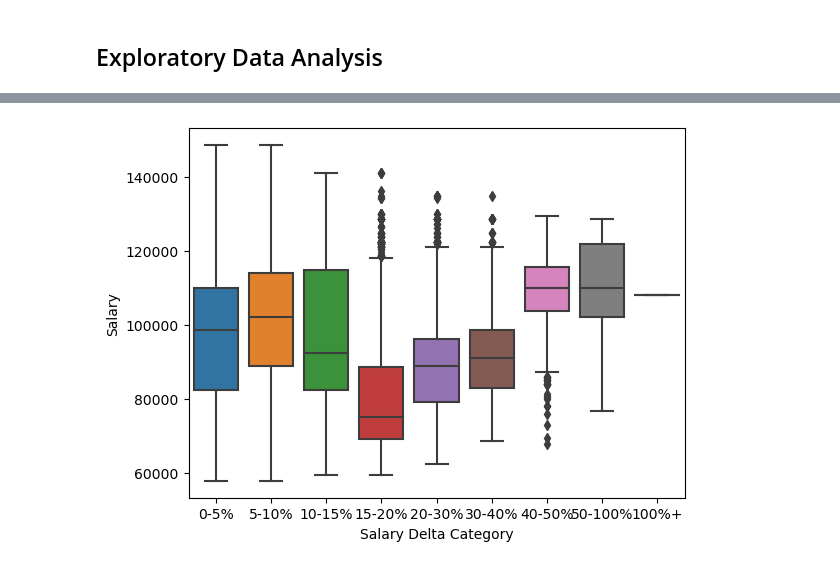
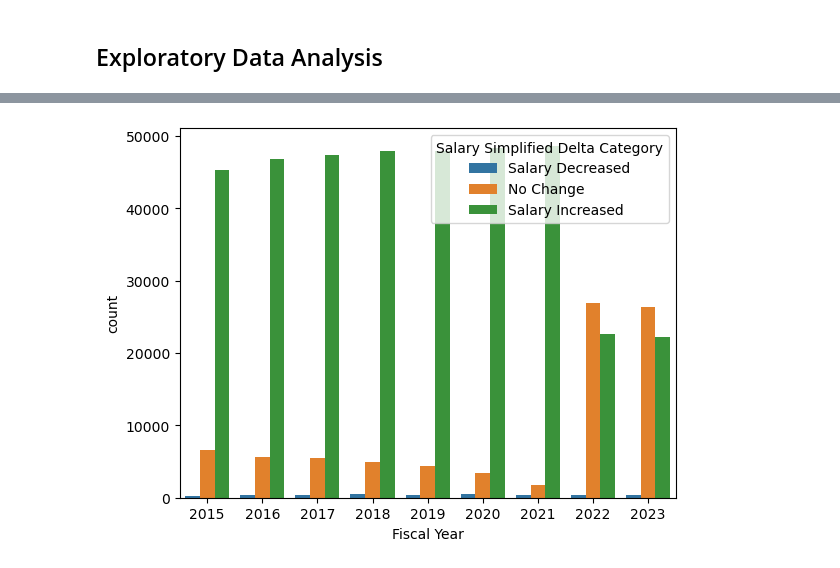
Before and after one commit to Anias-clo/Teacher_Payroll_Analysis, a Jupyter notebook: poc.ipynb, the cells around one changed output, grey strips where cells are left out. Cells and saved outputs as stored; diff of their text form; code cells hidden in the pictures.

```diff
--- a/poc.ipynb
+++ b/poc.ipynb
@@ -282,5 +92,7 @@ sns.boxplot(data=df, y='Salary', x='Employment Category');
 # %%
-sns.boxplot(data=df, y='Salary', x='Salary Delta Category');
+sns.countplot(data=df,
+              x='Fiscal Year',
+              hue='Salary Simplified Delta Category');
 # %% [output]
-[figure, old version]
+[figure, new version]
 # %%
```
Also changed, not shown: parts of 28 cells of this notebook, 2 other files.
